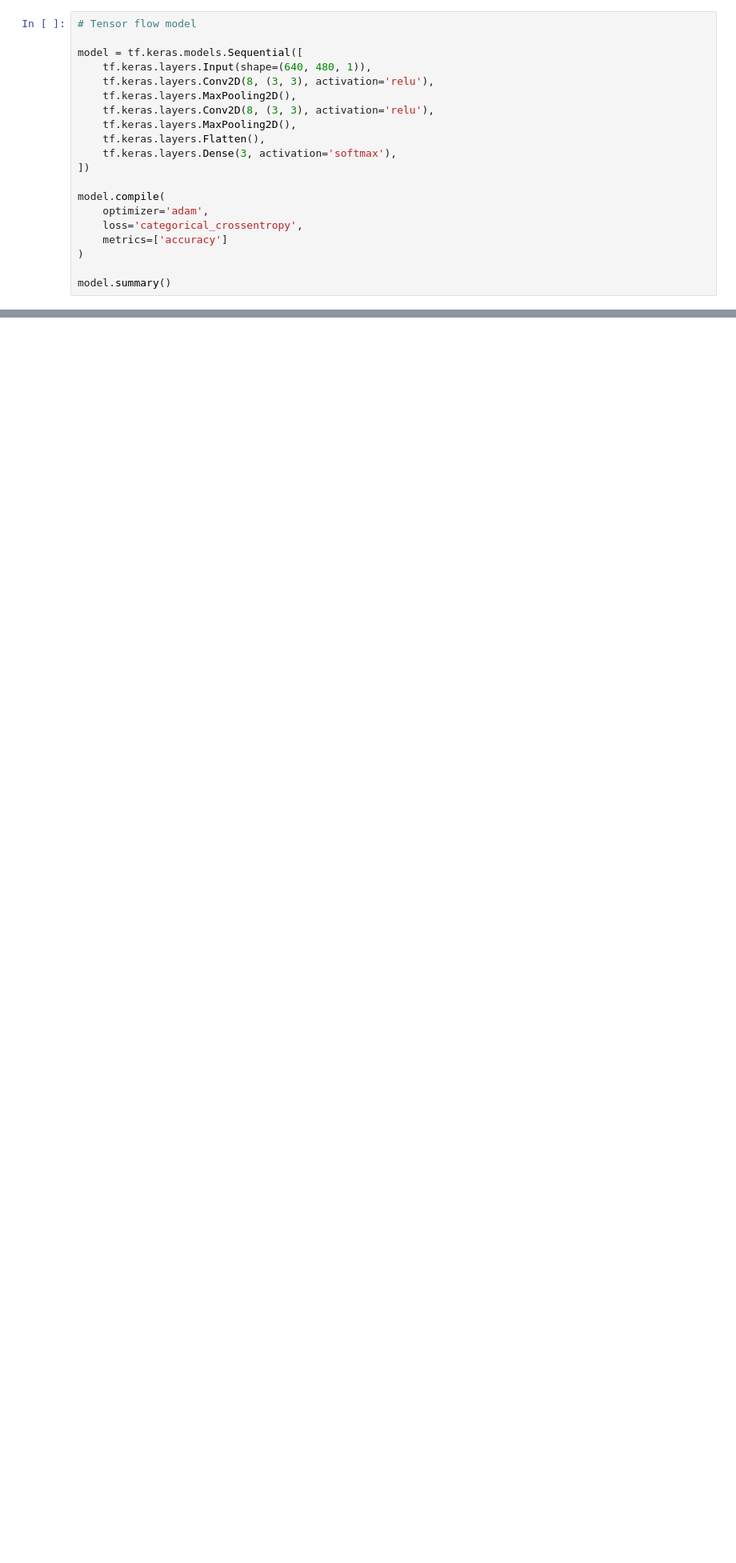
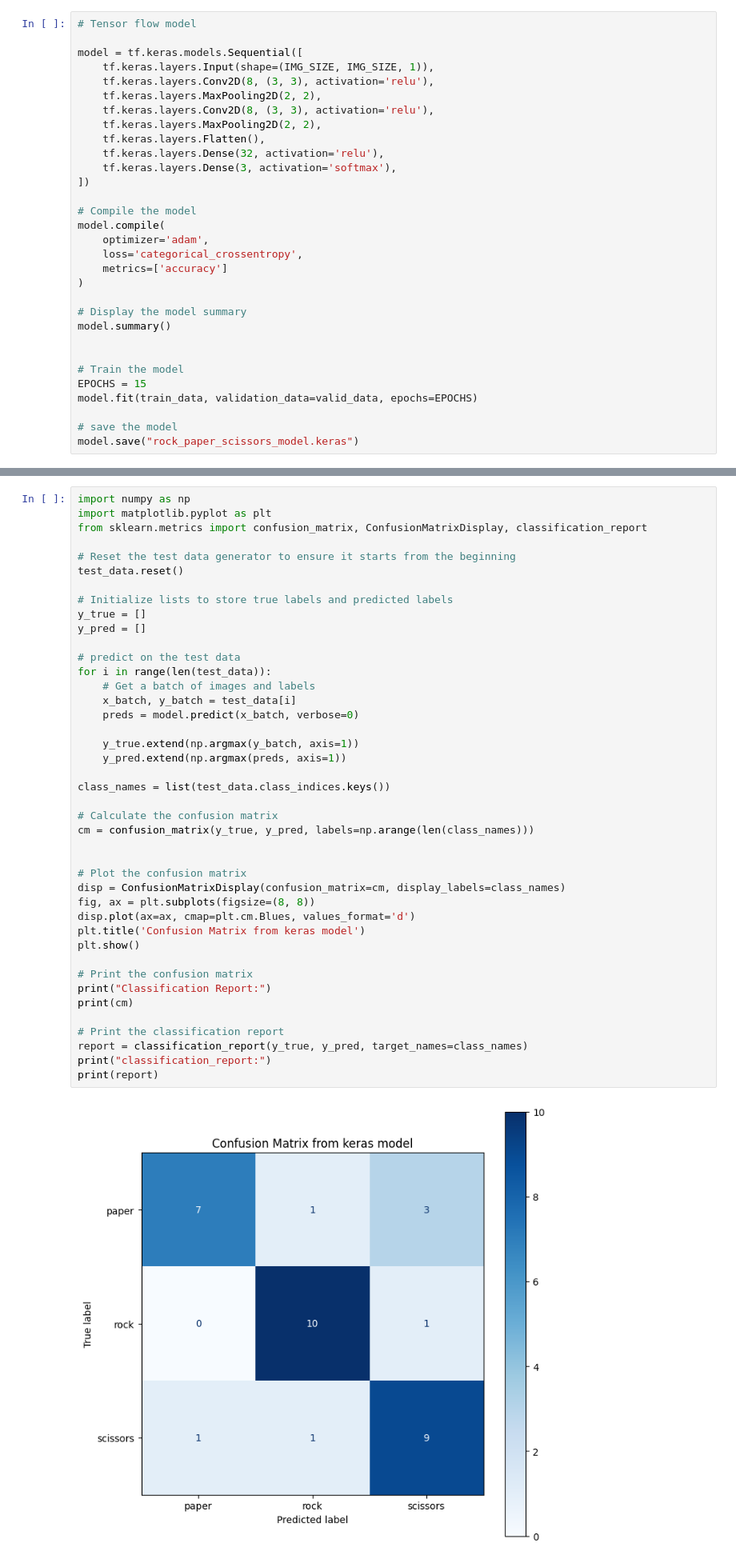
Before and after one commit to jusanchez6/Embedded-Machine-Learning, a Jupyter notebook: Lab2/2.3/Embedded_ML_Lab_2_3__TensorFlow_Lite_Micro.ipynb, the cells around one changed output, grey strips where cells are left out. Shown at 80% size. Cells and saved outputs as stored; diff of their text form; blank space fills up the shorter version.

```diff
--- a/Lab2/2.3/Embedded_ML_Lab_2_3__TensorFlow_Lite_Micro.ipynb
+++ b/Lab2/2.3/Embedded_ML_Lab_2_3__TensorFlow_Lite_Micro.ipynb
@@ -142,20 +169,31 @@ def suppress_stdout():
 # Tensor flow model
 
 model = tf.keras.models.Sequential([
-    tf.keras.layers.Input(shape=(640, 480, 1)),
+    tf.keras.layers.Input(shape=(IMG_SIZE, IMG_SIZE, 1)),
     tf.keras.layers.Conv2D(8, (3, 3), activation='relu'),
-    tf.keras.layers.MaxPooling2D(),
+    tf.keras.layers.MaxPooling2D(2, 2),
     tf.keras.layers.Conv2D(8, (3, 3), activation='relu'),
-    tf.keras.layers.MaxPooling2D(),
+    tf.keras.layers.MaxPooling2D(2, 2),
     tf.keras.layers.Flatten(),
+    tf.keras.layers.Dense(32, activation='relu'),
     tf.keras.layers.Dense(3, activation='softmax'),
 ])
 
+# Compile the model
 model.compile(
     optimizer='adam',
     loss='categorical_crossentropy',
     metrics=['accuracy']
 )
 
+# Display the model summary
 model.summary()
+
+
+# Train the model
+EPOCHS = 15
+model.fit(train_data, validation_data=valid_data, epochs=EPOCHS)
+
+# save the model
+model.save("rock_paper_scissors_model.keras")
 # %% [output]
@@ -180,0 +303,44 @@ Model: "sequential_1"
+# %%
+import numpy as np
+import matplotlib.pyplot as plt
+from sklearn.metrics import confusion_matrix, ConfusionMatrixDisplay, classification_report
+
+# Reset the test data generator to ensure it starts from the beginning
+test_data.reset()
+
+# Initialize lists to store true labels and predicted labels
+y_true = []
+y_pred = []
+
+# predict on the test data
+for i in range(len(test_data)):
+    # Get a batch of images and labels
+    x_batch, y_batch = test_data[i]
+    preds = model.predict(x_batch, verbose=0)
+
+    y_true.extend(np.argmax(y_batch, axis=1))
+    y_pred.extend(np.argmax(preds, axis=1))
+
+class_names = list(test_data.class_indices.keys())
+
+# Calculate the confusion matrix
+cm = confusion_matrix(y_true, y_pred, labels=np.arange(len(class_names)))
+
+
+# Plot the confusion matrix
+disp = ConfusionMatrixDisplay(confusion_matrix=cm, display_labels=class_names)
+fig, ax = plt.subplots(figsize=(8, 8))
+disp.plot(ax=ax, cmap=plt.cm.Blues, values_format='d')
+plt.title('Confusion Matrix from keras model')
+plt.show()
+
+# Print the confusion matrix
+print("Classification Report:")
+print(cm)
+
+# Print the classification report
+report = classification_report(y_true, y_pred, target_names=class_names)
+print("classification_report:")
+print(report)
+# %% [output]
+[figure, added]
```
Also changed, not shown: parts of 11 cells of this notebook, 3 other files.
